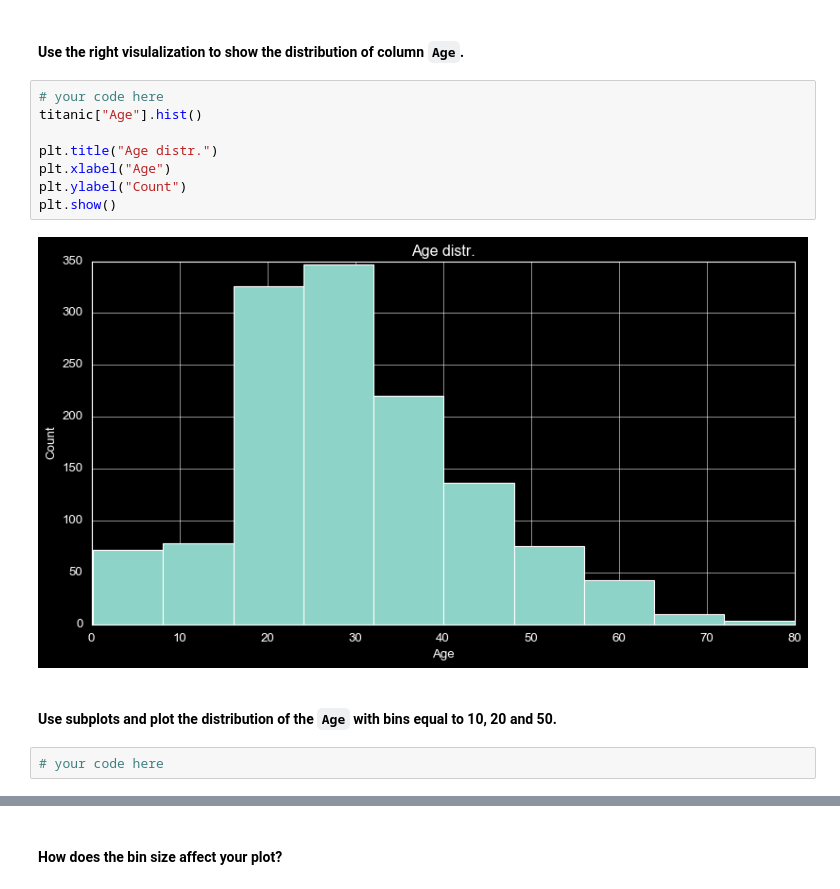
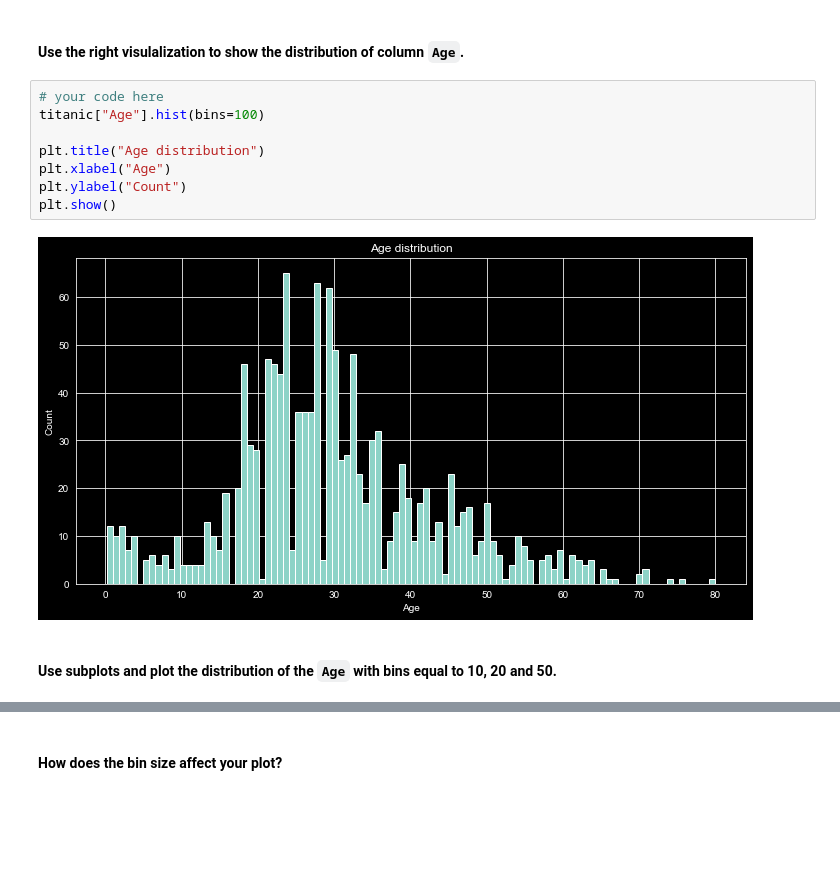
Before and after one commit to ta-datapt-bcn/lab-matplotlib-seaborn, a Jupyter notebook: your-code/Lab6 till mid Ch3.ipynb, the cells around one changed output, grey strips where cells are left out. Drawn from its saved outputs; the diff is of its cells as text; blank space fills up the shorter version.

```diff
--- a/your-code/Lab6 till mid Ch3.ipynb
+++ b/your-code/Lab6 till mid Ch3.ipynb
@@ -284,15 +241,13 @@ plt.rcParams["figure.figsize"] = (12, 6)
 #### Use the right visulalization to show the distribution of column `Age`.
 # %%
 # your code here
-titanic["Age"].hist()
+titanic["Age"].hist(bins=100)
 
-plt.title("Age distr.")
+plt.title("Age distribution")
 plt.xlabel("Age")
 plt.ylabel("Count")
 plt.show()
 # %% [output]
-[figure, old version]
+[figure, new version]
 # %% [markdown]
 #### Use subplots and plot the distribution of the `Age`  with bins equal to 10, 20 and 50.
-# %%
-# your code here
```
Also changed, not shown: parts of 31 cells of this notebook.
